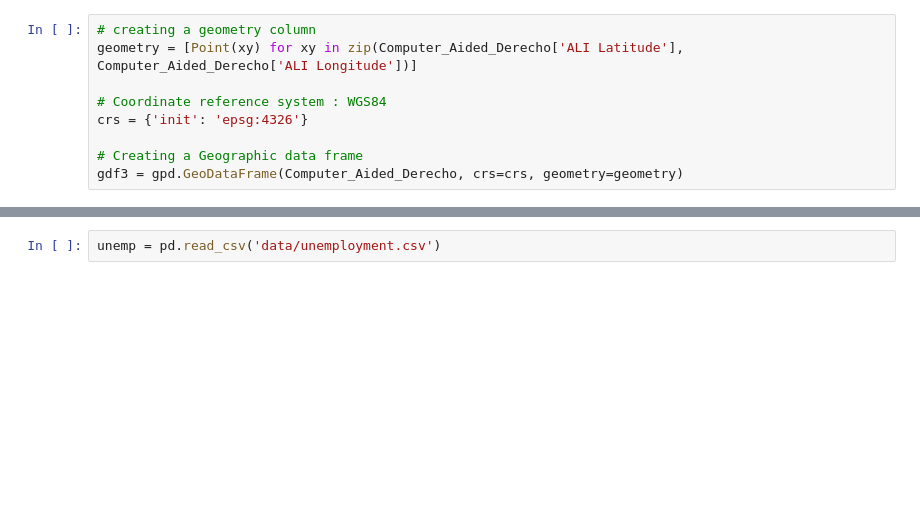
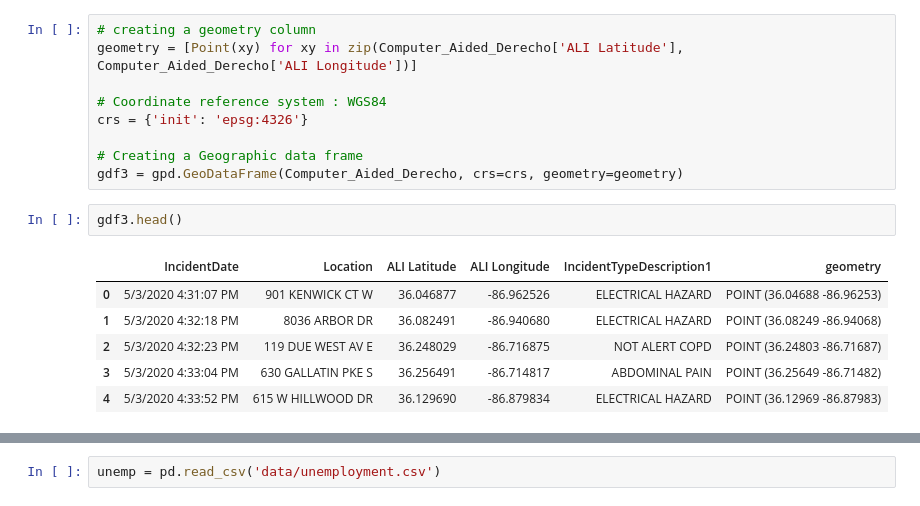
Before and after one commit to abcarlisle22/metro-nashville-emergency-communications-reese-s, a Jupyter notebook: Nashville Emergency Com Data Analysis.ipynb, the cells around one changed output, grey strips where cells are left out. Saved outputs shown, nothing was run; the diff lists cells and outputs as text; blank space fills up the shorter version.

```diff
--- a/Nashville Emergency Com Data Analysis.ipynb
+++ b/Nashville Emergency Com Data Analysis.ipynb
@@ -217,6 +217,15 @@ crs = {'init': 'epsg:4326'}
 
 # Creating a Geographic data frame
 gdf3 = gpd.GeoDataFrame(Computer_Aided_Derecho, crs=crs, geometry=geometry)
+# %%
+gdf3.head()
+# %% [output]
+|  | IncidentDate | Location | ALI Latitude | ALI Longitude | IncidentTypeDescription1 | geometry |
+| 0 | 5/3/2020 4:31:07 PM | 901 KENWICK CT W | 36.046877 | -86.962526 | ELECTRICAL HAZARD | POINT (36.04688 -86.96253) |
+| 1 | 5/3/2020 4:32:18 PM | 8036 ARBOR DR | 36.082491 | -86.940680 | ELECTRICAL HAZARD | POINT (36.08249 -86.94068) |
+| 2 | 5/3/2020 4:32:23 PM | 119 DUE WEST AV E | 36.248029 | -86.716875 | NOT ALERT COPD | POINT (36.24803 -86.71687) |
+| 3 | 5/3/2020 4:33:04 PM | 630 GALLATIN PKE S | 36.256491 | -86.714817 | ABDOMINAL PAIN | POINT (36.25649 -86.71482) |
+| 4 | 5/3/2020 4:33:52 PM | 615 W HILLWOOD DR | 36.129690 | -86.879834 | ELECTRICAL HAZARD | POINT (36.12969 -86.87983) |
 # %%
 fig,ax=plt.subplots(figsize=(10,10))
 ax=zipcodes.plot(ax=ax)
```
Also changed, not shown: parts of 21 cells of this notebook, 3 other files.
